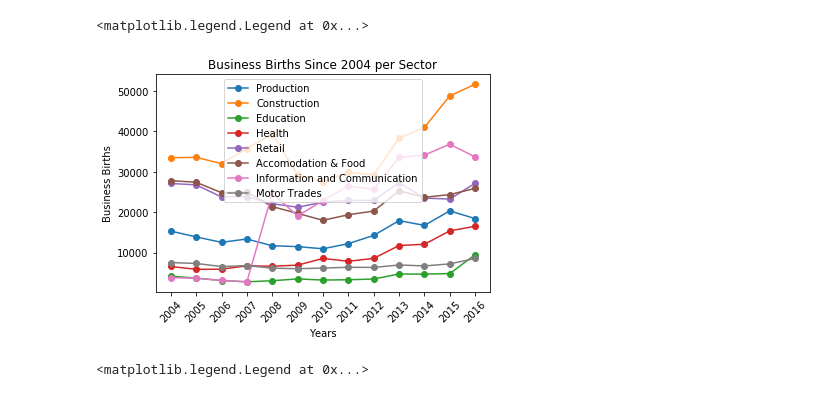
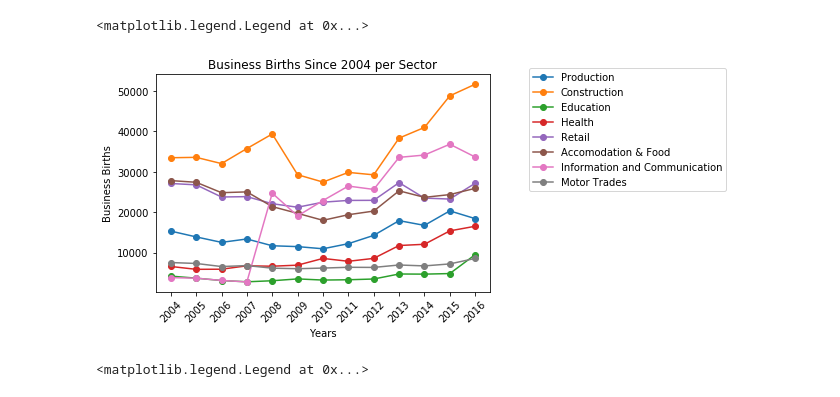
Before and after one commit to harper-data-mind/Project1, a Jupyter notebook: Jupyter Notebooks/BrexitBusinessSurvivalData.ipynb, the cells around one changed output. Saved outputs shown, nothing was run; the diff lists cells and outputs as text; code cells hidden in the pictures.

```diff
--- a/Jupyter Notebooks/BrexitBusinessSurvivalData.ipynb
+++ b/Jupyter Notebooks/BrexitBusinessSurvivalData.ipynb
@@ -277,21 +277,21 @@ total_births = total_births.drop([0])
 # %%
 #combined all individual data frames into line graphs to one graph by year since
 plt.plot(production_births["index"],production_births["Production"],marker="o", label ="Production")
 plt.plot(construction_births["index"],construction_births["Construction"],marker="o", label="Construction")
 plt.plot(education_births["index"],education_births["Education"],marker="o", label = "Education")
 plt.plot(health_births["index"],health_births["Health"],marker="o", label = "Health")
 plt.plot(retail_births["index"],retail_births["Retail"],marker="o", label = "Retail")
 plt.plot(hotel_food_births["index"],hotel_food_births["Accomodation & Food Services"],marker="o", label = "Accomodation & Food")
 plt.plot(info_comm_births["index"],info_comm_births["Information & Communication"],marker="o", label = "Information and Communication")
 plt.plot(motor_trades_births["index"],motor_trades_births["Motor Trades"],marker="o", label = "Motor Trades")
 plt.title("Business Births Since 2004 per Sector")
 plt.xlabel("Years")
 plt.ylabel("Business Births")
 plt.xticks(rotation=45)
-plt.legend(loc="best")
+plt.legend(bbox_to_anchor=(1.1, 1.05))
 # %% [output]
 <matplotlib.legend.Legend at 0x...>
-[figure, old version]
+[figure, new version]
 # %%
 #plotted the total business births per year since 2004 - 2016
 plt.plot(total_births["index"],total_births["Total"],marker="o", label="Total")
```
Also changed, not shown: 1 other file.
